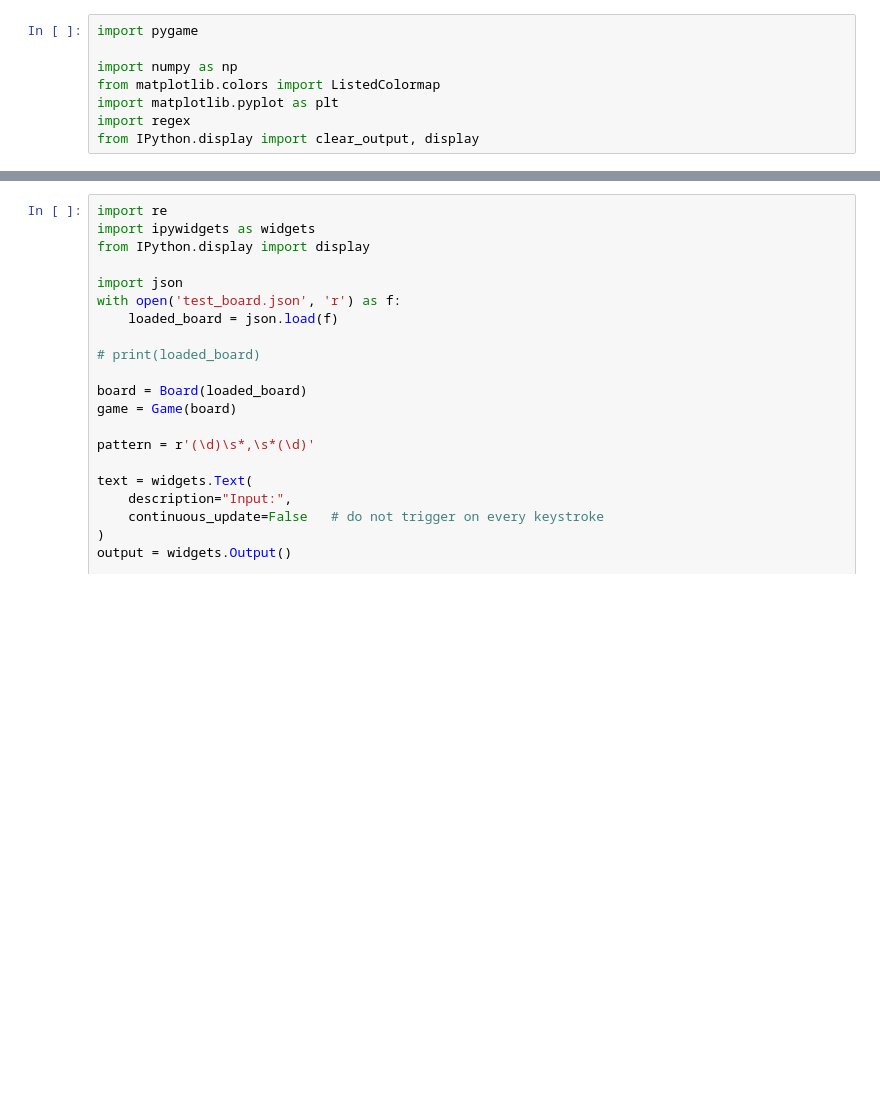
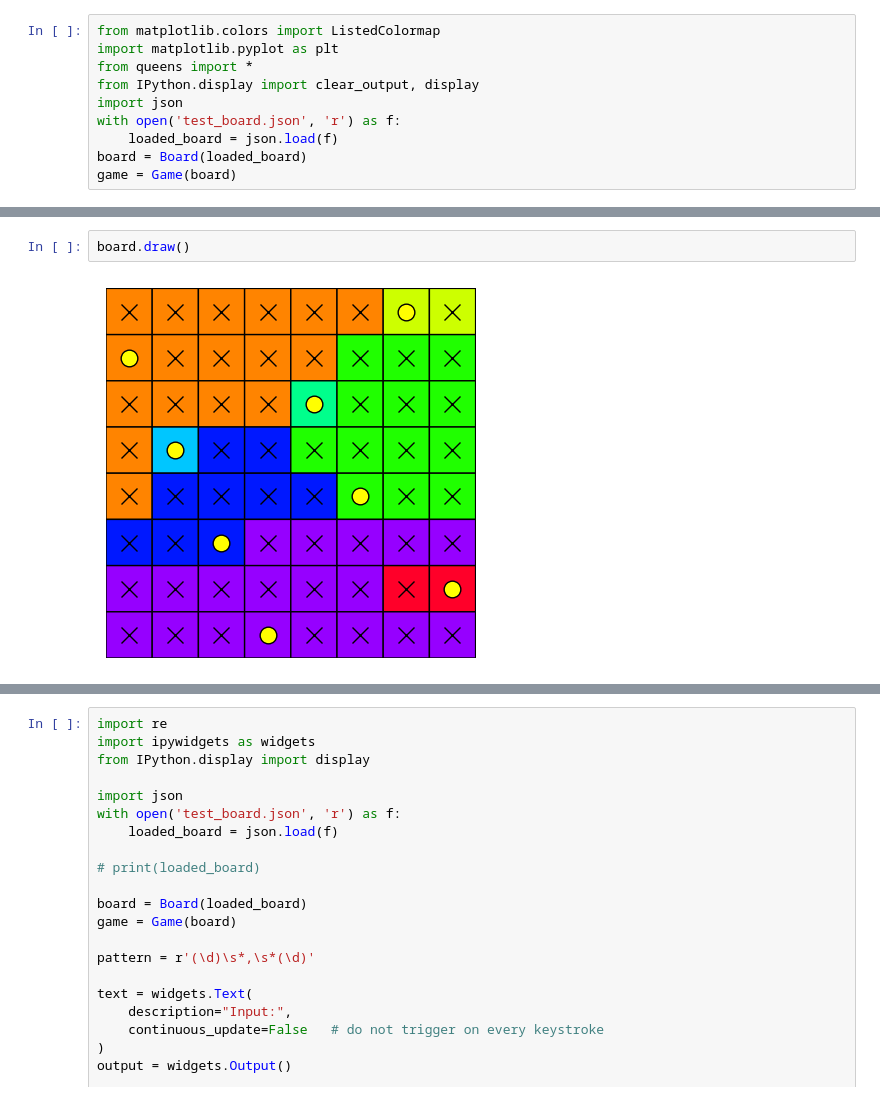
Before and after one commit to vvclin-git/py_queens, a Jupyter notebook: notebook.ipynb, the cells around one changed output, grey strips where cells are left out. Saved outputs shown, nothing was run; the diff lists cells and outputs as text; blank space fills up the shorter version.

```diff
--- a/notebook.ipynb
+++ b/notebook.ipynb
@@ -1,8 +1,10 @@
 # %%
-import pygame
-
-import numpy as np
 from matplotlib.colors import ListedColormap
 import matplotlib.pyplot as plt
-import regex
+from queens import *
 from IPython.display import clear_output, display
+import json
+with open('test_board.json', 'r') as f:
+    loaded_board = json.load(f)
+board = Board(loaded_board)
+game = Game(board)
@@ -11,0 +66,4 @@ Hello from the pygame community. https://www.pygame.org/contribute.html
+# %%
+board.draw()
+# %% [output]
+[figure, added]
```
Also changed, not shown: parts of 9 cells of this notebook, 3 other files.
